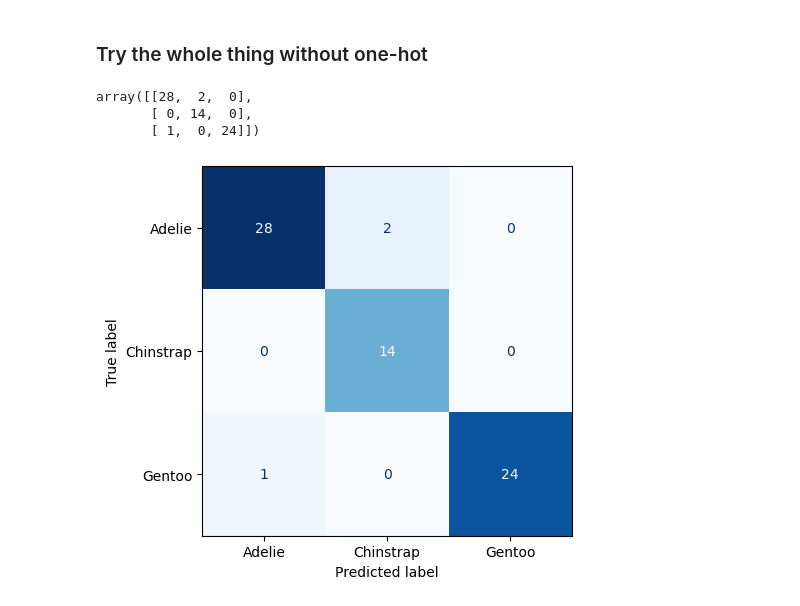
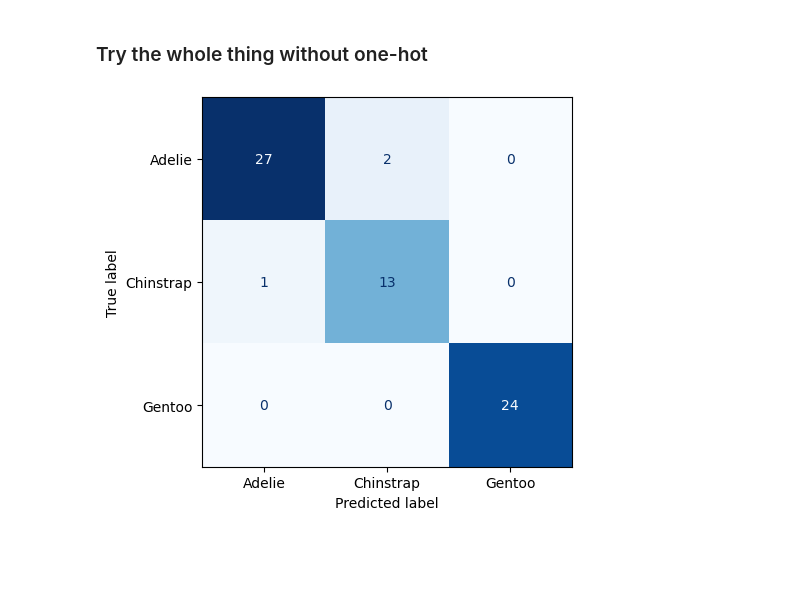
Before and after one commit to carpentries-incubator/ml-concepts, a Jupyter notebook: episodes/files/penguins.ipynb, the cells around one changed output. Drawn from its saved outputs; the diff is of its cells as text; code cells hidden in the pictures; blank space fills up the shorter version.

Commit message:
add .dropna() and use labels as variable name instead of targets

```diff
--- a/episodes/files/penguins.ipynb
+++ b/episodes/files/penguins.ipynb
@@ -219,23 +219,18 @@ accuracy, precision, recall
 ### Try the whole thing without one-hot
 # %%
 df = sns.load_dataset('penguins')
+df = df.dropna()
 features = df.drop(columns=["species", "island", "sex"])
-target = df["species"]
+labels = df["species"]
 # %%
-X_train, X_test, y_train, y_test = train_test_split(features, target, test_size=0.2, random_state=0, shuffle=True, stratify=target)
+X_train, X_test, y_train, y_test = train_test_split(features, labels, test_size=0.2, random_state=0, shuffle=True, stratify=target)
 # %%
 clf = RandomForestClassifier()
 clf.fit(X_train, y_train);
 # %%
 predicted_classes = clf.predict(X_test)
 true_classes = y_test
 matrix = confusion_matrix(true_classes, predicted_classes)
-matrix
+ConfusionMatrixDisplay(confusion_matrix=matrix, display_labels=clf.classes_).plot(cmap=plt.cm.Blues, colorbar=False);
 # %% [output]
-array([[28,  2,  0],
-       [ 0, 14,  0],
-       [ 1,  0, 24]])
+[figure, added]
-# %%
-ConfusionMatrixDisplay(confusion_matrix=matrix, display_labels=clf.classes_).plot(cmap=plt.cm.Blues, colorbar=False);
-# %% [output]
-[figure, removed]
```
